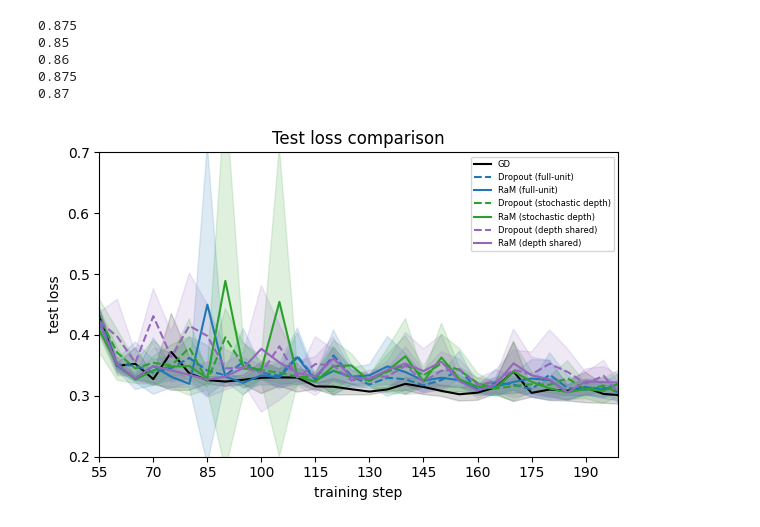
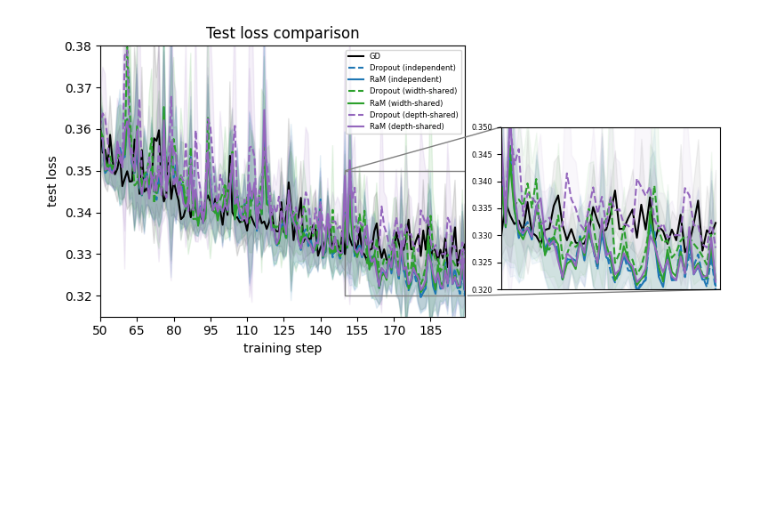
Before and after one commit to xavimaass/dropout_and_ram_2026, a Jupyter notebook: plots_from_single_run.ipynb, the cells around one changed output. Drawn from its saved outputs; the diff is of its cells as text; code cells hidden in the pictures; blank space fills up the shorter version.

Commit message:
feat: better single run test loss plot

```diff
--- a/plots_from_single_run.ipynb
+++ b/plots_from_single_run.ipynb
@@ -93,16 +91,10 @@ predictions_gd = get_predictions(histories_gd["gd"][0])
 # %%
 
-print(compute_accuracy(predictions_do1, Y_test))
-print(compute_accuracy(predictions_ram1, Y_test))
-print(compute_accuracy(predictions_do2, Y_test))
-print(compute_accuracy(predictions_ram2, Y_test))
-print(compute_accuracy(predictions_gd, Y_test))
+# print(compute_accuracy(predictions_do1, Y_test))
+# print(compute_accuracy(predictions_ram1, Y_test))
+# print(compute_accuracy(predictions_do2, Y_test))
+# print(compute_accuracy(predictions_ram2, Y_test))
+# print(compute_accuracy(predictions_gd, Y_test))
-# %% [output]
-0.875
-0.85
-0.86
-0.875
-0.87
 # %%
 # Compare test loss across GD, Dropout and RaM for selected variants
 
@@ -110,30 +102,30 @@ def plot_test_loss_compare_all_runs(show=True, xlim=None, ylim=None, eval_every=
     """Plot mean ± std of test loss over iterations for GD, full_unit, and stochastic_depth runs."""
     run_specs = {
         'GD': histories_gd["gd"],
-        'Dropout (full-unit)': histories_do["full_unit_dropout"],
-        'RaM (full-unit)': histories_ram["full_unit_dropout"],
-        'Dropout (stochastic depth)': histories_do["stochastic_depth"],
-        'RaM (stochastic depth)': histories_ram["stochastic_depth"],
-        'Dropout (depth shared)': histories_do["single_source_M"],
-        'RaM (depth shared)': histories_ram["single_source_M"],
+        'Dropout (independent)': histories_do["full_unit_dropout"],
+        'RaM (independent)': histories_ram["full_unit_dropout"],
+        'Dropout (width-shared)': histories_do["stochastic_depth"],
+        'RaM (width-shared)': histories_ram["stochastic_depth"],
+        'Dropout (depth-shared)': histories_do["single_source_M"],
+        'RaM (depth-shared)': histories_ram["single_source_M"],
     }
     run_colors = {
         'GD': 'black',
-        'Dropout (full-unit)': 'tab:blue',
-        'RaM (full-unit)': 'tab:blue',
-        'Dropout (stochastic depth)': 'tab:green',
-        'RaM (stochastic depth)': 'tab:green',
-        'Dropout (depth shared)': 'tab:purple',
-        'RaM (depth shared)': 'tab:purple',
+        'Dropout (independent)': 'tab:blue',
+        'RaM (independent)': 'tab:blue',
+        'Dropout (width-shared)': 'tab:green',
+        'RaM (width-shared)': 'tab:green',
+        'Dropout (depth-shared)': 'tab:purple',
+        'RaM (depth-shared)': 'tab:purple',
     }
     run_linestyles = {
         'GD': '-',
-        'Dropout (full-unit)': '--',
-        'RaM (full-unit)': '-',
-        'Dropout (stochastic depth)': '--',
-        'RaM (stochastic depth)': '-',
-        'Dropout (depth shared)': '--',
-        'RaM (depth shared)': '-',
+        'Dropout (independent)': '--',
+        'RaM (independent)': '-',
+        'Dropout (width-shared)': '--',
+        'RaM (width-shared)': '-',
+        'Dropout (depth-shared)': '--',
+        'RaM (depth-shared)': '-',
     }
 
     # number of recorded evaluation points (checkpoints) in histories
@@ -205,4 +334,4 @@ def plot_test_loss_compare_all_runs(show=True, xlim=None, ylim=None, eval_every=
 # %%
-fig = plot_test_loss_compare_all_runs(xlim=(55, None), ylim=(0.2,0.7), eval_every=eval_every, n_steps=n_steps)
+fig = plot_test_loss_compare_all_runs(xlim=(50, None), ylim=(0.315,0.38), eval_every=eval_every, n_steps=n_steps, zoom=(150, 200), zoom_loc='upper right', zoom_ylim=(0.32, 0.35))
 # %% [output]
-[figure, old version]
+[figure, new version]
```
Also changed, not shown: parts of 13 cells of this notebook.
